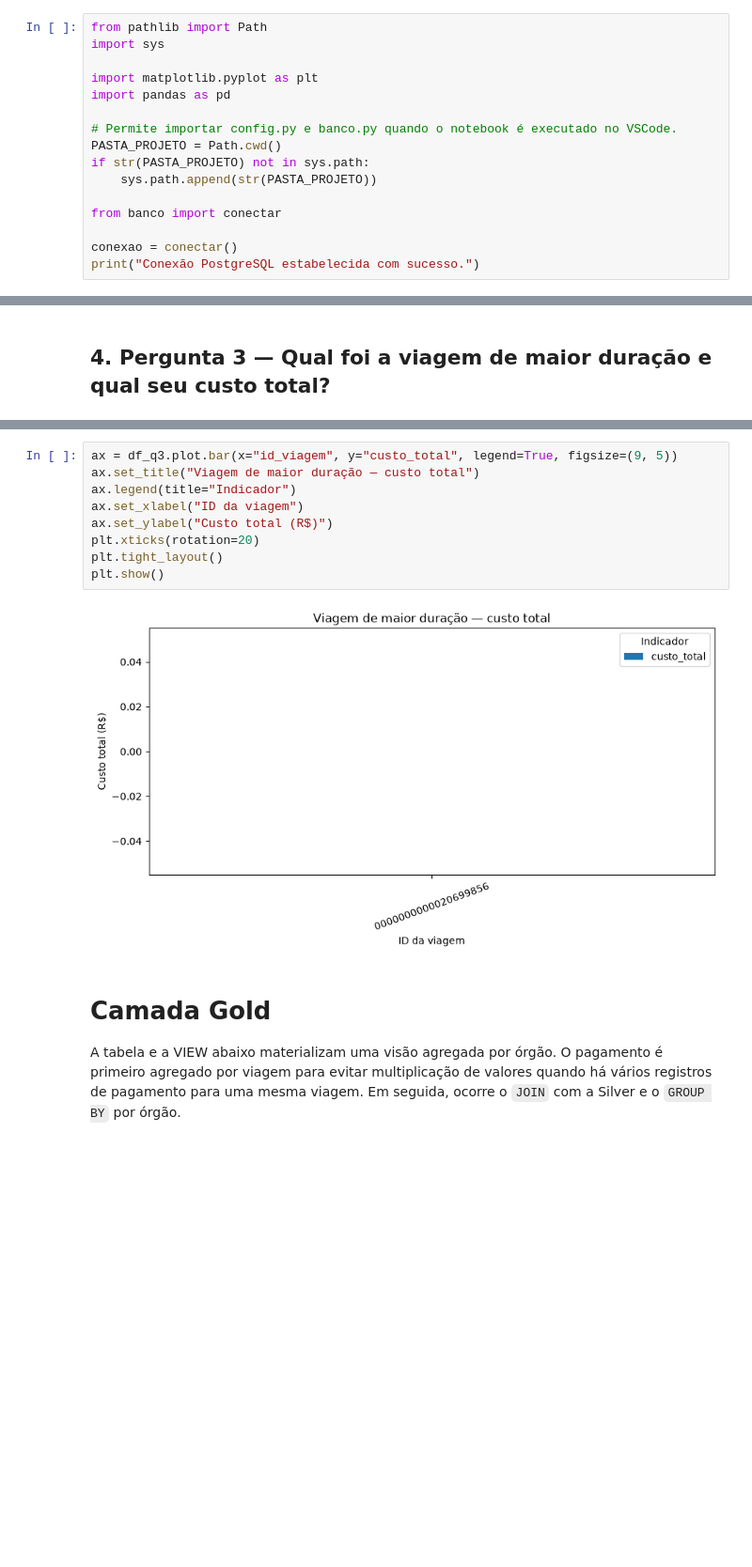
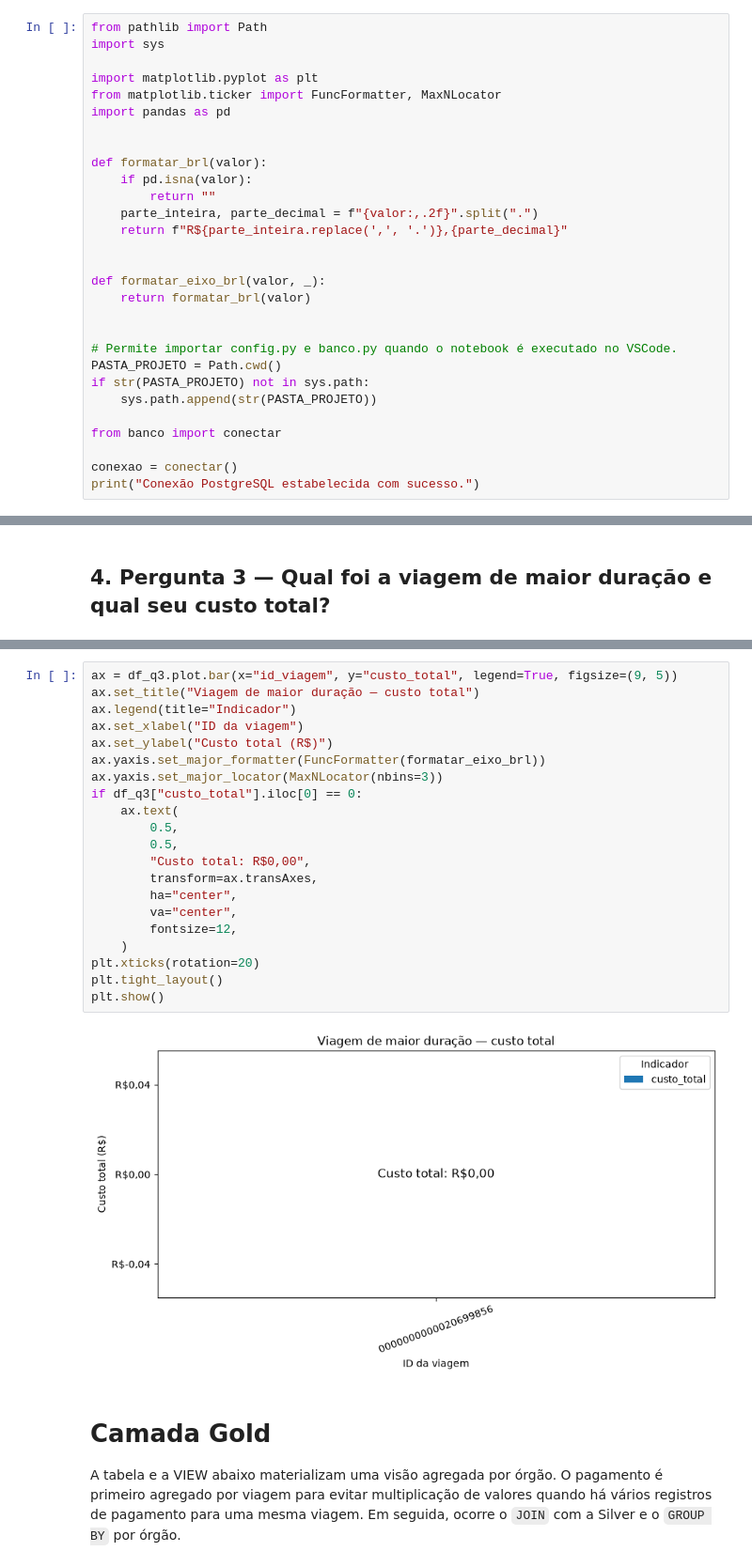
Before and after one commit to jdbmartins/projeto-analise-dados-python-postgresql, a Jupyter notebook: 3_analise.ipynb, the cells around one changed output, grey strips where cells are left out. Shown at 94% size. Drawn from its saved outputs; the diff is of its cells as text; blank space fills up the shorter version.

```diff
--- a/3_analise.ipynb
+++ b/3_analise.ipynb
@@ -13,7 +13,20 @@ from pathlib import Path
 import sys
 
 import matplotlib.pyplot as plt
+from matplotlib.ticker import FuncFormatter, MaxNLocator
 import pandas as pd
+
+
+def formatar_brl(valor):
+    if pd.isna(valor):
+        return ""
+    parte_inteira, parte_decimal = f"{valor:,.2f}".split(".")
+    return f"R${parte_inteira.replace(',', '.')},{parte_decimal}"
+
+
+def formatar_eixo_brl(valor, _):
+    return formatar_brl(valor)
+
 
 # Permite importar config.py e banco.py quando o notebook é executado no VSCode.
 PASTA_PROJETO = Path.cwd()
@@ -139,14 +157,26 @@ df_q3
 # %%
 ax = df_q3.plot.bar(x="id_viagem", y="custo_total", legend=True, figsize=(9, 5))
 ax.set_title("Viagem de maior duração — custo total")
 ax.legend(title="Indicador")
 ax.set_xlabel("ID da viagem")
 ax.set_ylabel("Custo total (R$)")
+ax.yaxis.set_major_formatter(FuncFormatter(formatar_eixo_brl))
+ax.yaxis.set_major_locator(MaxNLocator(nbins=3))
+if df_q3["custo_total"].iloc[0] == 0:
+    ax.text(
+        0.5,
+        0.5,
+        "Custo total: R$0,00",
+        transform=ax.transAxes,
+        ha="center",
+        va="center",
+        fontsize=12,
+    )
 plt.xticks(rotation=20)
 plt.tight_layout()
 plt.show()
 # %% [output]
-[figure, old version]
+[figure, new version]
 # %% [markdown]
 # Camada Gold
 
```
Also changed, not shown: parts of 11 cells of this notebook, 2 other files.
